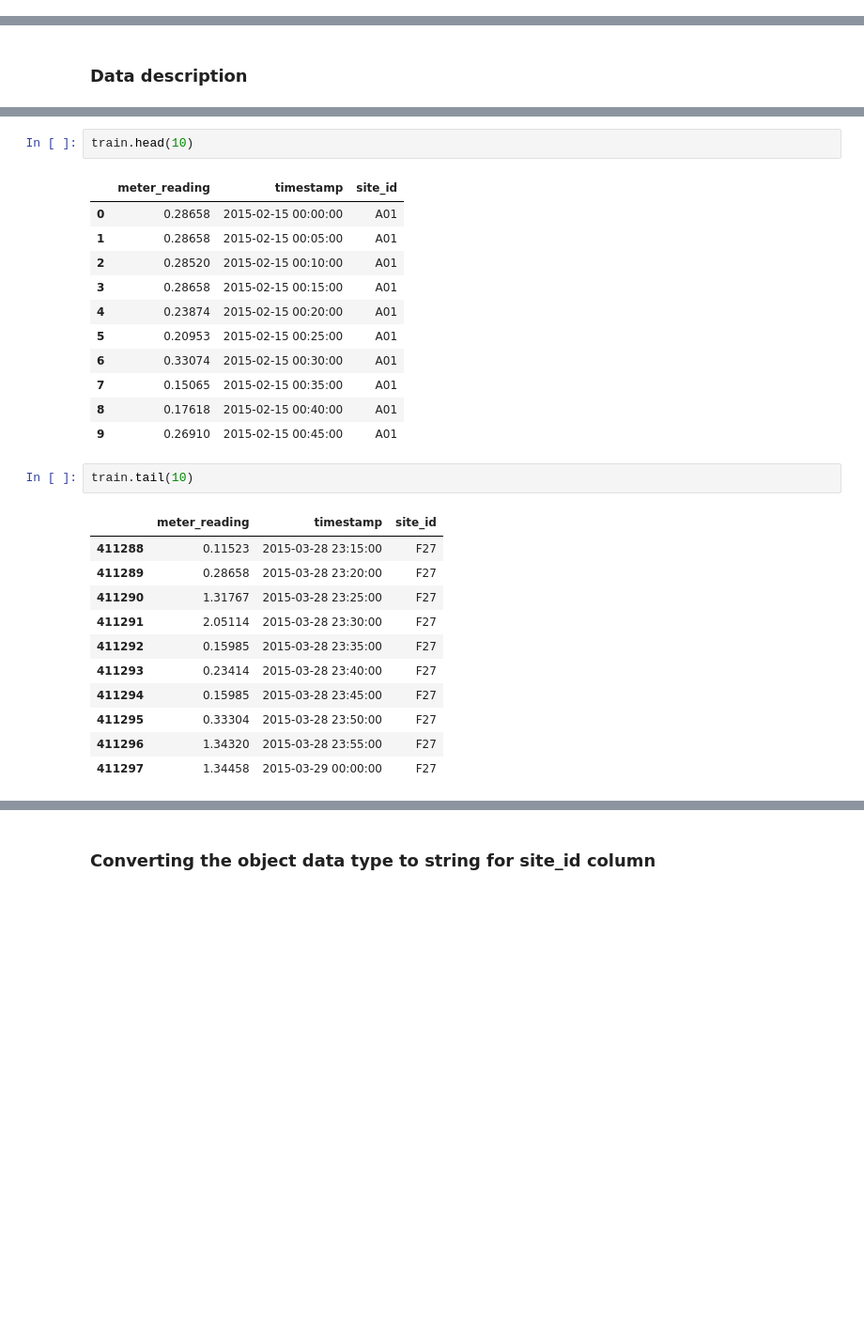
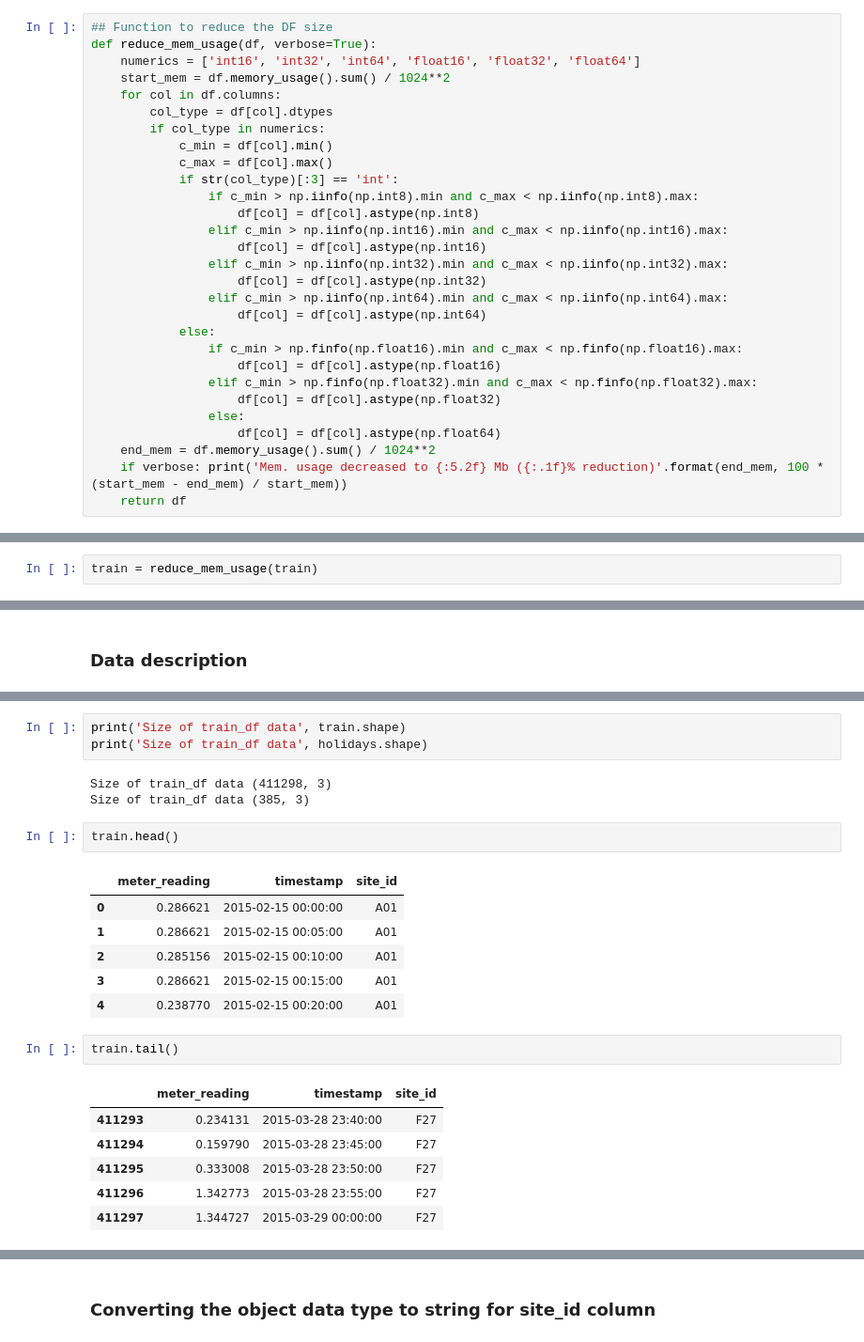
Before and after one commit to alotfipoor/phd, a Jupyter notebook: EDA.ipynb, the cells around one changed output, grey strips where cells are left out. Shown at 94% size. Saved outputs shown, nothing was run; the diff lists cells and outputs as text; blank space fills up the shorter version.

```diff
--- a/EDA.ipynb
+++ b/EDA.ipynb
@@ -40,0 +43,29 @@ import plotly.graph_objs as go
+# %%
+## Function to reduce the DF size
+def reduce_mem_usage(df, verbose=True):
+    numerics = ['int16', 'int32', 'int64', 'float16', 'float32', 'float64']
+    start_mem = df.memory_usage().sum() / 1024**2
+    for col in df.columns:
+        col_type = df[col].dtypes
+        if col_type in numerics:
+            c_min = df[col].min()
+            c_max = df[col].max()
+            if str(col_type)[:3] == 'int':
+                if c_min > np.iinfo(np.int8).min and c_max < np.iinfo(np.int8).max:
+                    df[col] = df[col].astype(np.int8)
+                elif c_min > np.iinfo(np.int16).min and c_max < np.iinfo(np.int16).max:
+                    df[col] = df[col].astype(np.int16)
+                elif c_min > np.iinfo(np.int32).min and c_max < np.iinfo(np.int32).max:
+                    df[col] = df[col].astype(np.int32)
+                elif c_min > np.iinfo(np.int64).min and c_max < np.iinfo(np.int64).max:
+                    df[col] = df[col].astype(np.int64)
+            else:
+                if c_min > np.finfo(np.float16).min and c_max < np.finfo(np.float16).max:
+                    df[col] = df[col].astype(np.float16)
+                elif c_min > np.finfo(np.float32).min and c_max < np.finfo(np.float32).max:
+                    df[col] = df[col].astype(np.float32)
+                else:
+                    df[col] = df[col].astype(np.float64)
+    end_mem = df.memory_usage().sum() / 1024**2
+    if verbose: print('Mem. usage decreased to {:5.2f} Mb ({:.1f}% reduction)'.format(end_mem, 100 * (start_mem - end_mem) / start_mem))
+    return df
@@ -61,0 +85,2 @@ holidays.head()
+# %%
+train = reduce_mem_usage(train)
@@ -75,31 +111,27 @@ memory usage: 7.8+ MB
+# %%
+print('Size of train_df data', train.shape)
+print('Size of train_df data', holidays.shape)
+# %% [output]
+Size of train_df data (411298, 3)
+Size of train_df data (385, 3)
 # %%
-train.head(10)
+train.head()
 # %% [output]
 |  | meter_reading | timestamp | site_id |
-| 0 | 0.28658 | 2015-02-15 00:00:00 | A01 |
-| 1 | 0.28658 | 2015-02-15 00:05:00 | A01 |
-| 2 | 0.28520 | 2015-02-15 00:10:00 | A01 |
-| 3 | 0.28658 | 2015-02-15 00:15:00 | A01 |
-| 4 | 0.23874 | 2015-02-15 00:20:00 | A01 |
-| 5 | 0.20953 | 2015-02-15 00:25:00 | A01 |
-| 6 | 0.33074 | 2015-02-15 00:30:00 | A01 |
-| 7 | 0.15065 | 2015-02-15 00:35:00 | A01 |
-| 8 | 0.17618 | 2015-02-15 00:40:00 | A01 |
-| 9 | 0.26910 | 2015-02-15 00:45:00 | A01 |
+| 0 | 0.286621 | 2015-02-15 00:00:00 | A01 |
+| 1 | 0.286621 | 2015-02-15 00:05:00 | A01 |
+| 2 | 0.285156 | 2015-02-15 00:10:00 | A01 |
+| 3 | 0.286621 | 2015-02-15 00:15:00 | A01 |
+| 4 | 0.238770 | 2015-02-15 00:20:00 | A01 |
 # %%
-train.tail(10)
+train.tail()
 # %% [output]
 |  | meter_reading | timestamp | site_id |
-| 411288 | 0.11523 | 2015-03-28 23:15:00 | F27 |
-| 411289 | 0.28658 | 2015-03-28 23:20:00 | F27 |
-| 411290 | 1.31767 | 2015-03-28 23:25:00 | F27 |
-| 411291 | 2.05114 | 2015-03-28 23:30:00 | F27 |
-| 411292 | 0.15985 | 2015-03-28 23:35:00 | F27 |
-| 411293 | 0.23414 | 2015-03-28 23:40:00 | F27 |
-| 411294 | 0.15985 | 2015-03-28 23:45:00 | F27 |
-| 411295 | 0.33304 | 2015-03-28 23:50:00 | F27 |
-| 411296 | 1.34320 | 2015-03-28 23:55:00 | F27 |
-| 411297 | 1.34458 | 2015-03-29 00:00:00 | F27 |
+| 411293 | 0.234131 | 2015-03-28 23:40:00 | F27 |
+| 411294 | 0.159790 | 2015-03-28 23:45:00 | F27 |
+| 411295 | 0.333008 | 2015-03-28 23:50:00 | F27 |
+| 411296 | 1.342773 | 2015-03-28 23:55:00 | F27 |
+| 411297 | 1.344727 | 2015-03-29 00:00:00 | F27 |
 # %%
 train.describe()
 # %% [output]
```
Also changed, not shown: parts of 51 cells of this notebook.
